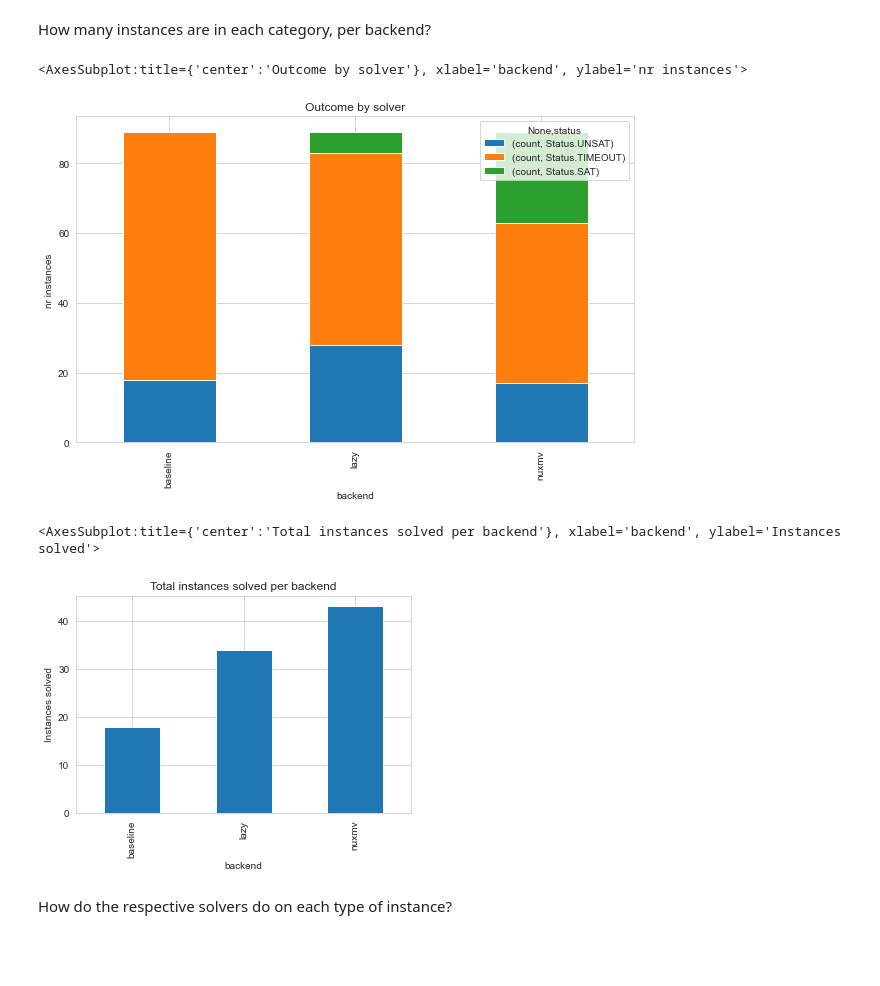
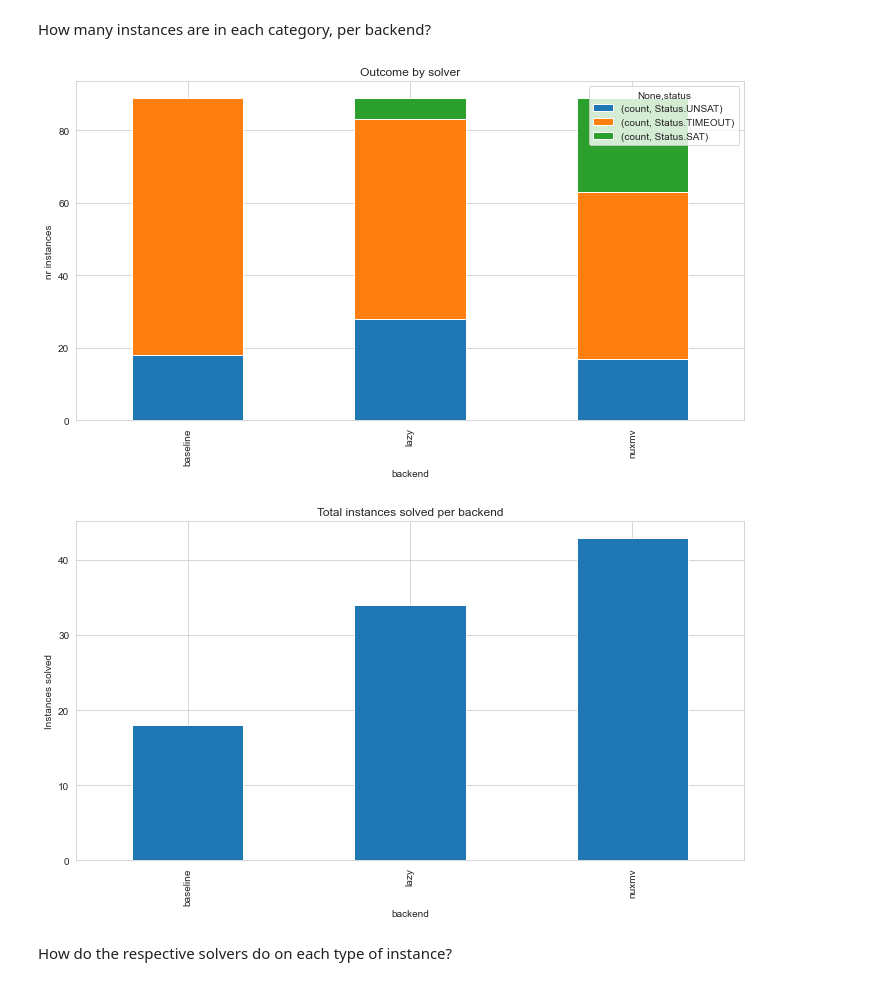
Before and after one commit to amandasystems/catra, a Jupyter notebook: experiments/Analysis.ipynb, the cells around one changed output. Cells and saved outputs as stored; diff of their text form; code cells hidden in the pictures; blank space fills up the shorter version.

```diff
--- a/experiments/Analysis.ipynb
+++ b/experiments/Analysis.ipynb
@@ -178,24 +181,25 @@ How many instances are in each category, per backend?
 # %%
 runtime_by_status = runtimes.groupby(['backend', 'status']).size().reset_index()
 runtime_by_status = runtime_by_status[runtime_by_status[0] > 0]
 runtime_by_status.rename(columns = {0: 'count'}, inplace = True)
 runtime_by_status = runtime_by_status.set_index(['backend', 'status'])
 runtime_by_status.unstack().plot.bar(figsize=(10,6),
                                      stacked=True,
                                      ylabel="nr instances",
                                      title="Outcome by solver")
+plt.tight_layout()
 # %% [output]
-<AxesSubplot:title={'center':'Outcome by solver'}, xlabel='backend', ylabel='nr instances'>
-[figure, old version]
+[figure, new version]
 # %%
 nr_solved = runtimes.groupby(['backend', 'status']).size().reset_index()
 nr_solved = nr_solved.loc[nr_solved.status.apply(lambda s: s in [Status.SAT, Status.UNSAT])]
 nr_solved.groupby('backend').sum().plot.bar(legend=False,
+                                            figsize=(10,6),
                                             ylabel="Instances solved",
                                             title="Total instances solved per backend")
+plt.tight_layout()
 # %% [output]
-<AxesSubplot:title={'center':'Total instances solved per backend'}, xlabel='backend', ylabel='Instances solved'>
-[figure, old version]
+[figure, new version]
 # %% [markdown]
 How do the respective solvers do on each type of instance?
 # %%
```
Also changed, not shown: parts of 10 cells of this notebook.
